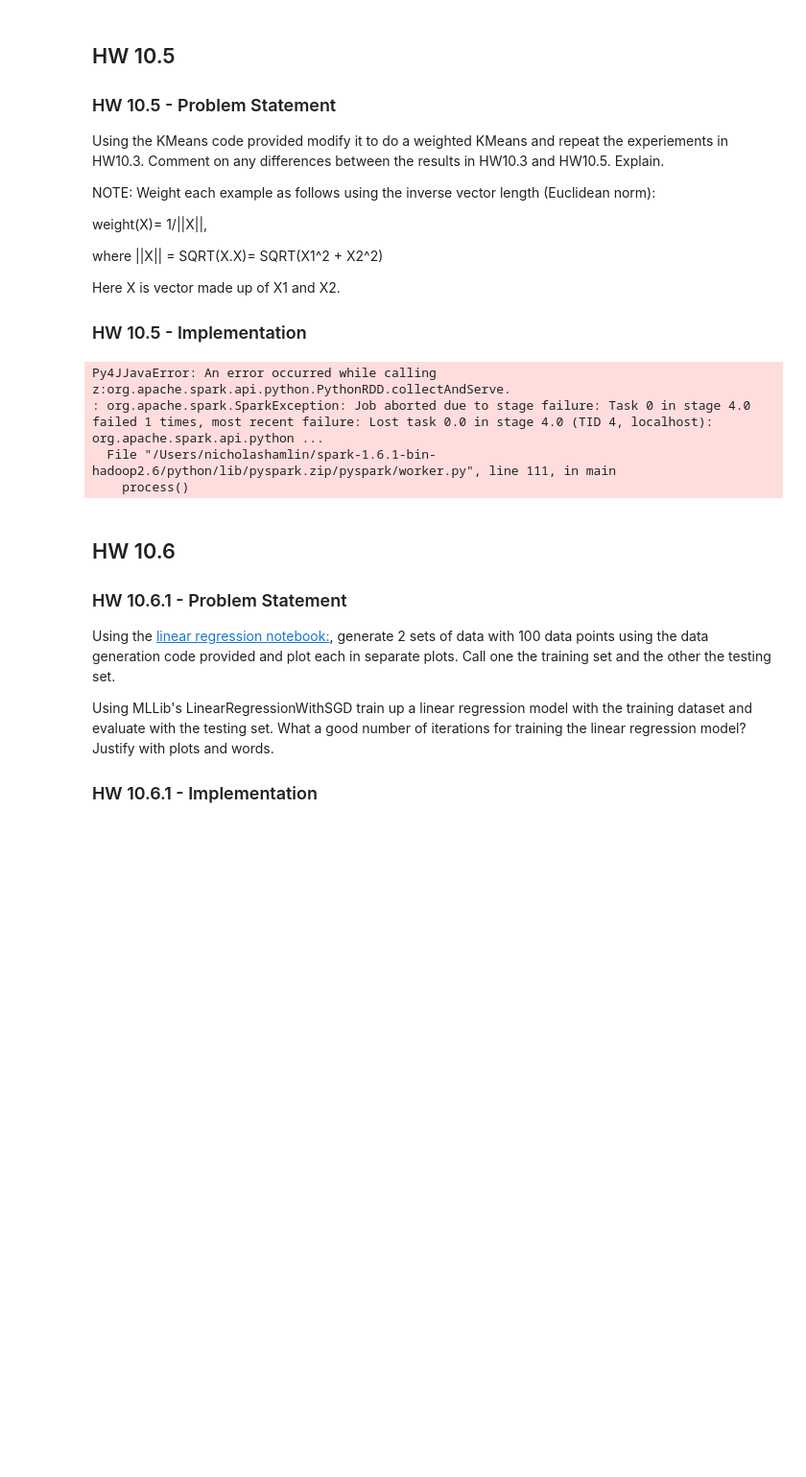
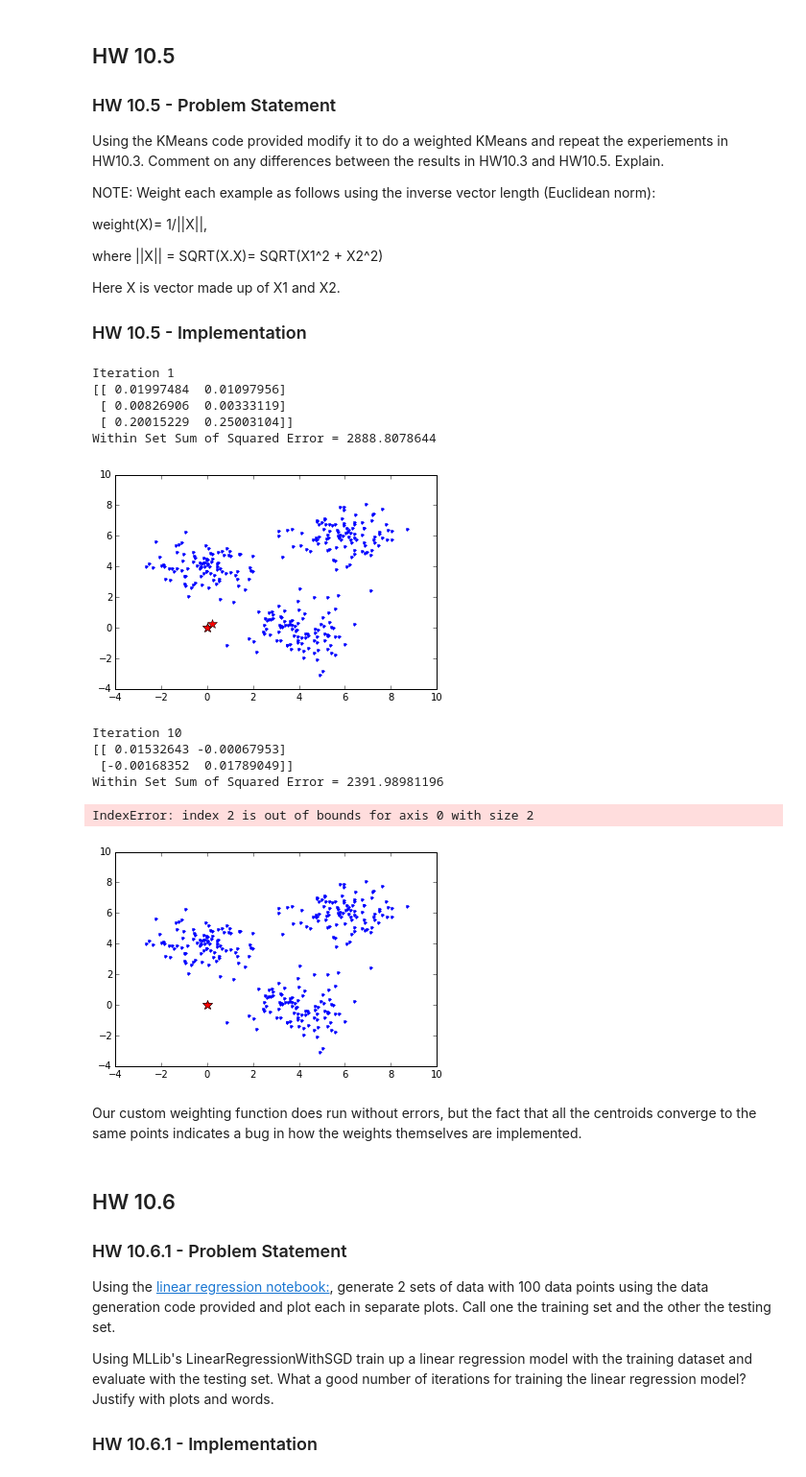
Before and after one commit to nickhamlin/mids_261_homework, a Jupyter notebook: HW10/MIDS-W261-2015-HWK-Week10-Hamlin-Thomas-Baek-Danish.ipynb, the cells around one changed output. Shown at 96% size. Cells and saved outputs as stored; diff of their text form; code cells hidden in the pictures; blank space fills up the shorter version.

```diff
--- a/HW10/MIDS-W261-2015-HWK-Week10-Hamlin-Thomas-Baek-Danish.ipynb
+++ b/HW10/MIDS-W261-2015-HWK-Week10-Hamlin-Thomas-Baek-Danish.ipynb
@@ -409,52 +409,76 @@ where ||X|| = SQRT(X.X)= SQRT(X1^2 + X2^2)
 Here X is vector made up of X1 and X2.
 
 ### HW 10.5 - Implementation
+# %%
+# HW 10.5 - Define Weighted Reduce Function
+def weighted_reduce(p1, p2):
+    current_center=p1[0]
+    p1_count=p1[1]
+    point=p2[0]
+    p2_count=p2[1]
+    delta_x=point[0]-current_center[0]
+    delta_y=point[1]-current_center[1]
+    weight=1/sqrt(delta_x**2+delta_y**2)
+    output=((point[0]+current_center[0])*weight,(point[1]+current_center[1])*weight)
+    return (np.array(output),p1_count+p2_count)
 # %%
+# HW 10.5 - Main job
+
 from math import sqrt
+from numpy import array
 
 def error(center, point):
     """We need a modified version of this function to work in the homegrown context"""
     return sqrt(np.sum([x**2 for x in (point - center)]))
 
-def weighted_reduce(current_center, point):
-    delta_x=point[0]-current_center[0]
-    delta_y=point[1]-current_center[1]
-    weight=1/sqrt(delta_x**2+delta_y**2)
-    return ((point[0]+current_center[0])*weight,(point[1]+current_center[1])*weight)
+#Calculate which class each data point belongs to
+def nearest_centroid(x):
+    closest_centroid_idx = np.sum((x - centroids)**2, axis=1).argmin()
+    return (closest_centroid_idx,(x,1))
 
 K = 3
 # Initialization: initialization of parameter is fixed to show an example
 centroids = np.array([[0.0,0.0],[2.0,2.0],[0.0,7.0]])
 
 #list of iterations that we want to plot
 iterations_to_plot=[1,10,20,100]
 
 D = sc.textFile("./data.csv").cache()
 parsedData = D.map(lambda line: array([float(x) for x in line.split(',')]))
 
 for i in range(1,101):
     #Here's where we modify the reduceByKey transform to accommodate our weights
 
     #ORIGINAL VERSION FOR REFERENCE
-    #res = D.map(nearest_centroid).reduceByKey(lambda x,y : (x[0]+y[0],x[1]+y[1])).collect()
+    #res = parsedData.map(nearest_centroid).reduceByKey(lambda x,y : (x[0]+y[0],x[1]+y[1])).collect()
 
     #WEIGHTED VERSION
-    res = D.map(nearest_centroid).reduceByKey(weighted_reduce).collect()
+    res = parsedData.map(nearest_centroid).reduceByKey(weighted_reduce).collect()
 
     res = sorted(res,key = lambda x : x[0])  #sort based on clusted ID
     centroids_new = np.array([x[1][0]/x[1][1] for x in res])  #divide by cluster size
     centroids = centroids_new
     if i in iterations_to_plot:
         WSSSE = parsedData.map(lambda point:error(centroids_new, point)).reduce(lambda x, y: x + y)
         print "Iteration " + str(i)
         print centroids
         print("Within Set Sum of Squared Error = " + str(WSSSE))
         plot_iteration(centroids)
 # %% [output]
-Py4JJavaError: An error occurred while calling z:org.apache.spark.api.python.PythonRDD.collectAndServe.
-: org.apache.spark.SparkException: Job aborted due to stage failure: Task 0 in stage 4.0 failed 1 times, most recent failure: Lost task 0.0 in stage 4.0 (TID 4, localhost): org.apache.spark.api.python ...
-  File "/Users/nicholashamlin/spark-1.6.1-bin-hadoop2.6/python/lib/pyspark.zip/pyspark/worker.py", line 111, in main
-    process()
+Iteration 1
+[[ 0.01997484  0.01097956]
+ [ 0.00826906  0.00333119]
+ [ 0.20015229  0.25003104]]
+Within Set Sum of Squared Error = 2888.8078644
+[figure, added]
+Iteration 10
+[[ 0.01532643 -0.00067953]
+ [-0.00168352  0.01789049]]
+Within Set Sum of Squared Error = 2391.98981196
+IndexError: index 2 is out of bounds for axis 0 with size 2
+[figure, added]
+# %% [markdown]
+Our custom weighting function does run without errors, but the fact that all the centroids converge to the same points indicates a bug in how the weights themselves are implemented.
 # %% [markdown]
 ## HW 10.6
 
```
Also changed, not shown: parts of 14 cells of this notebook.
